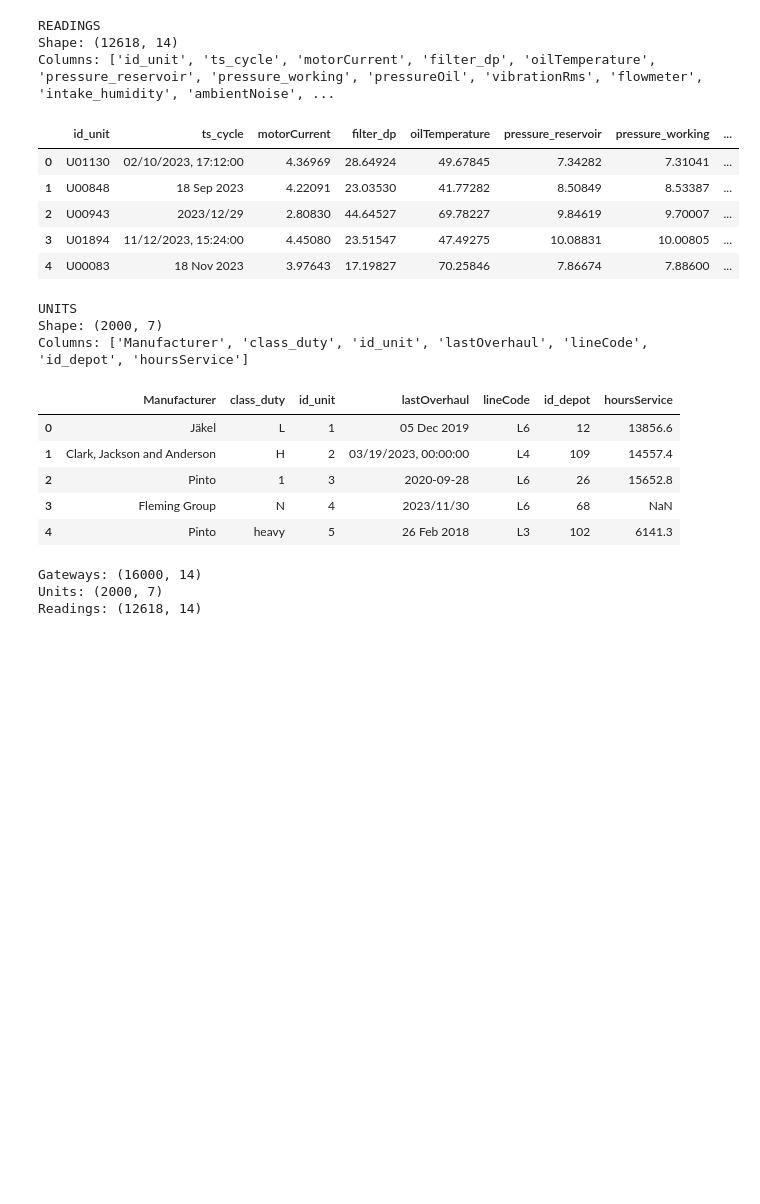
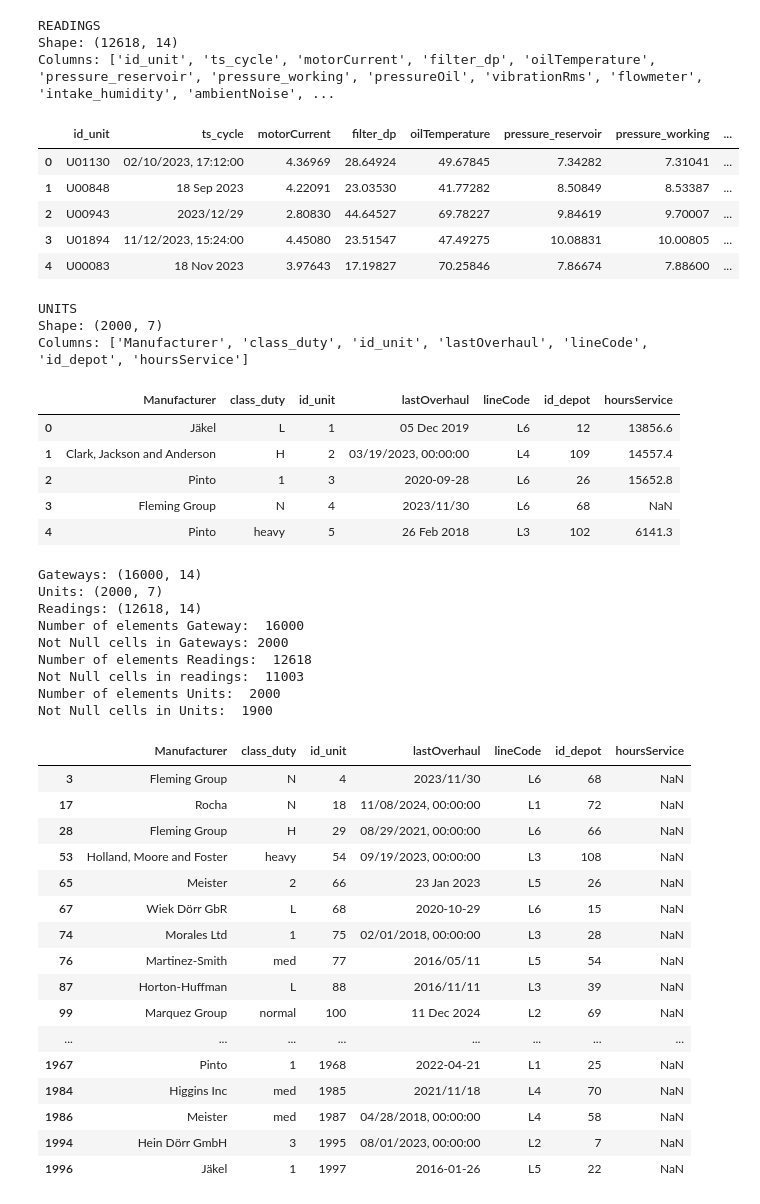
Before and after one commit to NovAndrii/IAU_project, a Jupyter notebook: prjct.ipynb, the cells around one changed output. Drawn from its saved outputs; the diff is of its cells as text; code cells hidden in the pictures; blank space fills up the shorter version.

```diff
--- a/prjct.ipynb
+++ b/prjct.ipynb
@@ -28,19 +28,19 @@ for file in files:
 
 gateways = pd.read_csv(
     data_path / "gateways.csv",
-    sep=None,
+    sep=';',
     engine="python"
 )
 
 readings = pd.read_csv(
     data_path / "readings.csv",
-    sep=None,
+    sep='\t',
     engine="python"
 )
 
 units = pd.read_csv(
     data_path / "units.csv",
-    sep=None,
+    sep=',',
     engine="python"
 )
 
@@ -61,6 +61,19 @@ for name, data in datasets.items():
 print("Gateways:", gateways.shape)
 print("Units:", units.shape)
 print("Readings:", readings.shape)
+
+
+print("Number of elements Gateway: ", gateways.shape[0])
+print("Not Null cells in Gateways:", gateways.dropna().shape[0])
+print("Number of elements Readings: ", readings.shape[0])
+print("Not Null cells in readings: ",readings.dropna().shape[0])
+print("Number of elements Units: ", units.shape[0])
+print("Not Null cells in Units: ", units.dropna().shape[0])
+
+
+#gateways[gateways.isnull().any(axis=1)]
+#readings[readings.isnull().any(axis=1)]
+units[units.isnull().any(axis=1)]
 # %% [output]
 Number of files: 3
 Datasets\037\gateways.csv
@@ -70,30 +83,53 @@ Datasets\037\units.csv
 GATEWAYS
 Shape: (16000, 14)
 Columns: ['vendor', 'gatewayId', 'lat', 'seen_last', 'ipv4', 'versionFirmware', 'Technician', 'id_unit', 'modelHardware', 'id_depot', 'macAddress', 'Lon', 'dbm_signal', 'date_install']
 |  | vendor | gatewayId | lat | seen_last | ipv4 | versionFirmware | Technician | id_unit | modelHardware | ... |
 | 0 | Holland, Moore and Foster | GW-00000 | 39.85515 | 25 Jan 2025 | 201.144.200.206 | v3.4.1 | Viviane Jopich | 70.0 | GWX-300 | ... |
 | 1 | Castro Nascimento Lda. | GW-00001 | 39.97771 | 24 May 2024 | 162.167.208.12 | v2.7.0 | Klaus Peter Klemt-Klapp | 463.0 | GWX-200 | ... |
 | 2 | Green-Mitchell | GW-00002 | 39.68046 | 2024/10/21 | 214.16.189.57 | v1.2.5 | Steven Luna | 759.0 | NODE-9 | ... |
 | 3 | Stey Fechner GbR | GW-00003 | 40.37614 | 09 Jul 2024 | 250.7.67.70 | v3.4.1 | Adriana Pinho | 1966.0 | GWX-100 | ... |
 | 4 | Misicher Nette GmbH & Co. KGaA | GW-00004 | 40.07243 | 10/24/2024, 00:00:00 | 225.244.98.178 | v3.4.1 | Mark Hines | 457.0 | NODE-7 | ... |
 READINGS
 Shape: (12618, 14)
 Columns: ['id_unit', 'ts_cycle', 'motorCurrent', 'filter_dp', 'oilTemperature', 'pressure_reservoir', 'pressure_working', 'pressureOil', 'vibrationRms', 'flowmeter', 'intake_humidity', 'ambientNoise', ...
 |  | id_unit | ts_cycle | motorCurrent | filter_dp | oilTemperature | pressure_reservoir | pressure_working | ... |
 | 0 | U01130 | 02/10/2023, 17:12:00 | 4.36969 | 28.64924 | 49.67845 | 7.34282 | 7.31041 | ... |
 | 1 | U00848 | 18 Sep 2023 | 4.22091 | 23.03530 | 41.77282 | 8.50849 | 8.53387 | ... |
 | 2 | U00943 | 2023/12/29 | 2.80830 | 44.64527 | 69.78227 | 9.84619 | 9.70007 | ... |
 | 3 | U01894 | 11/12/2023, 15:24:00 | 4.45080 | 23.51547 | 47.49275 | 10.08831 | 10.00805 | ... |
 | 4 | U00083 | 18 Nov 2023 | 3.97643 | 17.19827 | 70.25846 | 7.86674 | 7.88600 | ... |
 UNITS
 Shape: (2000, 7)
 Columns: ['Manufacturer', 'class_duty', 'id_unit', 'lastOverhaul', 'lineCode', 'id_depot', 'hoursService']
 |  | Manufacturer | class_duty | id_unit | lastOverhaul | lineCode | id_depot | hoursService |
 | 0 | Jäkel | L | 1 | 05 Dec 2019 | L6 | 12 | 13856.6 |
 | 1 | Clark, Jackson and Anderson | H | 2 | 03/19/2023, 00:00:00 | L4 | 109 | 14557.4 |
 | 2 | Pinto | 1 | 3 | 2020-09-28 | L6 | 26 | 15652.8 |
 | 3 | Fleming Group | N | 4 | 2023/11/30 | L6 | 68 | NaN |
 | 4 | Pinto | heavy | 5 | 26 Feb 2018 | L3 | 102 | 6141.3 |
 Gateways: (16000, 14)
 Units: (2000, 7)
 Readings: (12618, 14)
+Number of elements Gateway:  16000
+Not Null cells in Gateways: 2000
+Number of elements Readings:  12618
+Not Null cells in readings:  11003
+Number of elements Units:  2000
+Not Null cells in Units:  1900
+|  | Manufacturer | class_duty | id_unit | lastOverhaul | lineCode | id_depot | hoursService |
+| 3 | Fleming Group | N | 4 | 2023/11/30 | L6 | 68 | NaN |
+| 17 | Rocha | N | 18 | 11/08/2024, 00:00:00 | L1 | 72 | NaN |
+| 28 | Fleming Group | H | 29 | 08/29/2021, 00:00:00 | L6 | 66 | NaN |
+| 53 | Holland, Moore and Foster | heavy | 54 | 09/19/2023, 00:00:00 | L3 | 108 | NaN |
+| 65 | Meister | 2 | 66 | 23 Jan 2023 | L5 | 26 | NaN |
+| 67 | Wiek Dörr GbR | L | 68 | 2020-10-29 | L6 | 15 | NaN |
+| 74 | Morales Ltd | 1 | 75 | 02/01/2018, 00:00:00 | L3 | 28 | NaN |
+| 76 | Martinez-Smith | med | 77 | 2016/05/11 | L5 | 54 | NaN |
+| 87 | Horton-Huffman | L | 88 | 2016/11/11 | L3 | 39 | NaN |
+| 99 | Marquez Group | normal | 100 | 11 Dec 2024 | L2 | 69 | NaN |
+| ... | ... | ... | ... | ... | ... | ... | ... |
+| 1967 | Pinto | 1 | 1968 | 2022-04-21 | L1 | 25 | NaN |
+| 1984 | Higgins Inc | med | 1985 | 2021/11/18 | L4 | 70 | NaN |
+| 1986 | Meister | med | 1987 | 04/28/2018, 00:00:00 | L4 | 58 | NaN |
+| 1994 | Hein Dörr GmbH | 3 | 1995 | 08/01/2023, 00:00:00 | L2 | 7 | NaN |
+| 1996 | Jäkel | 1 | 1997 | 2016-01-26 | L5 | 22 | NaN |
```
Also changed, not shown: parts of 7 cells of this notebook.
